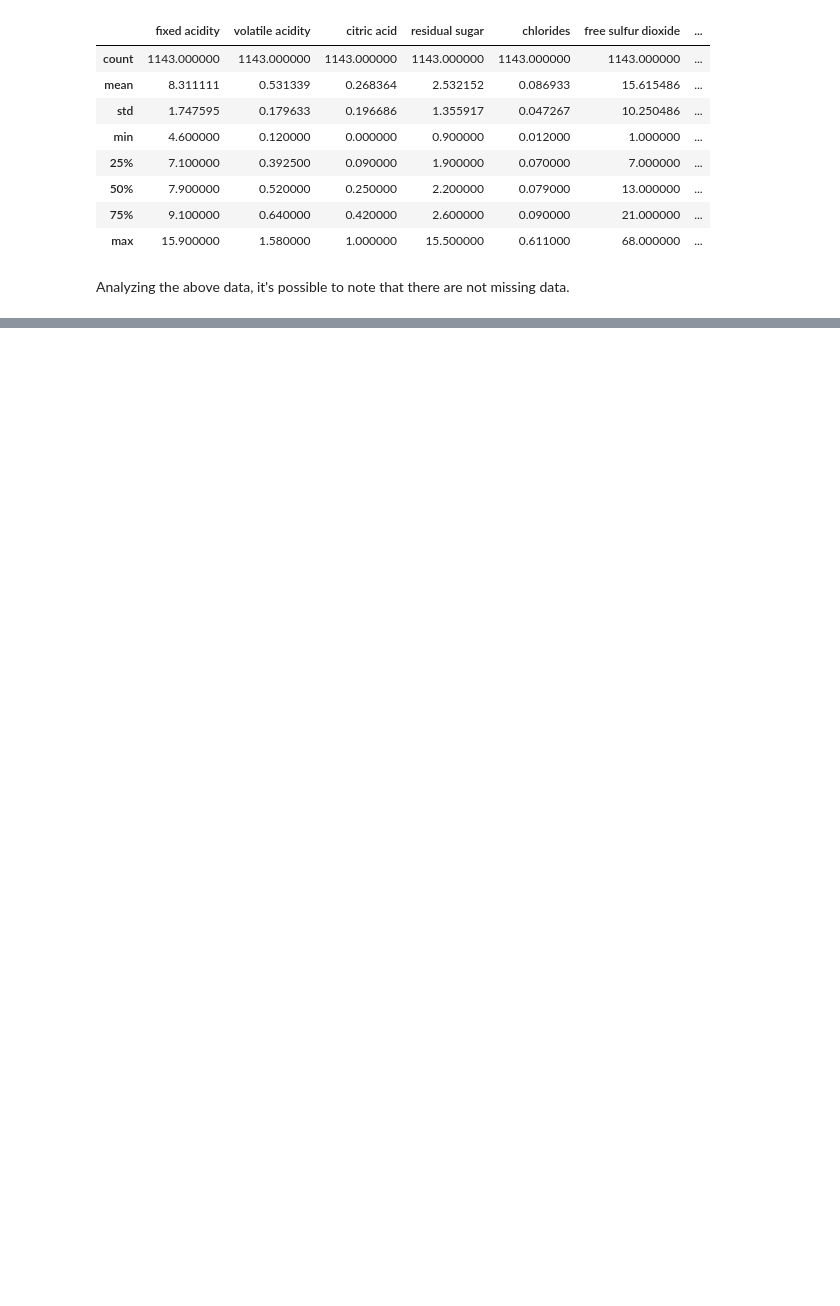
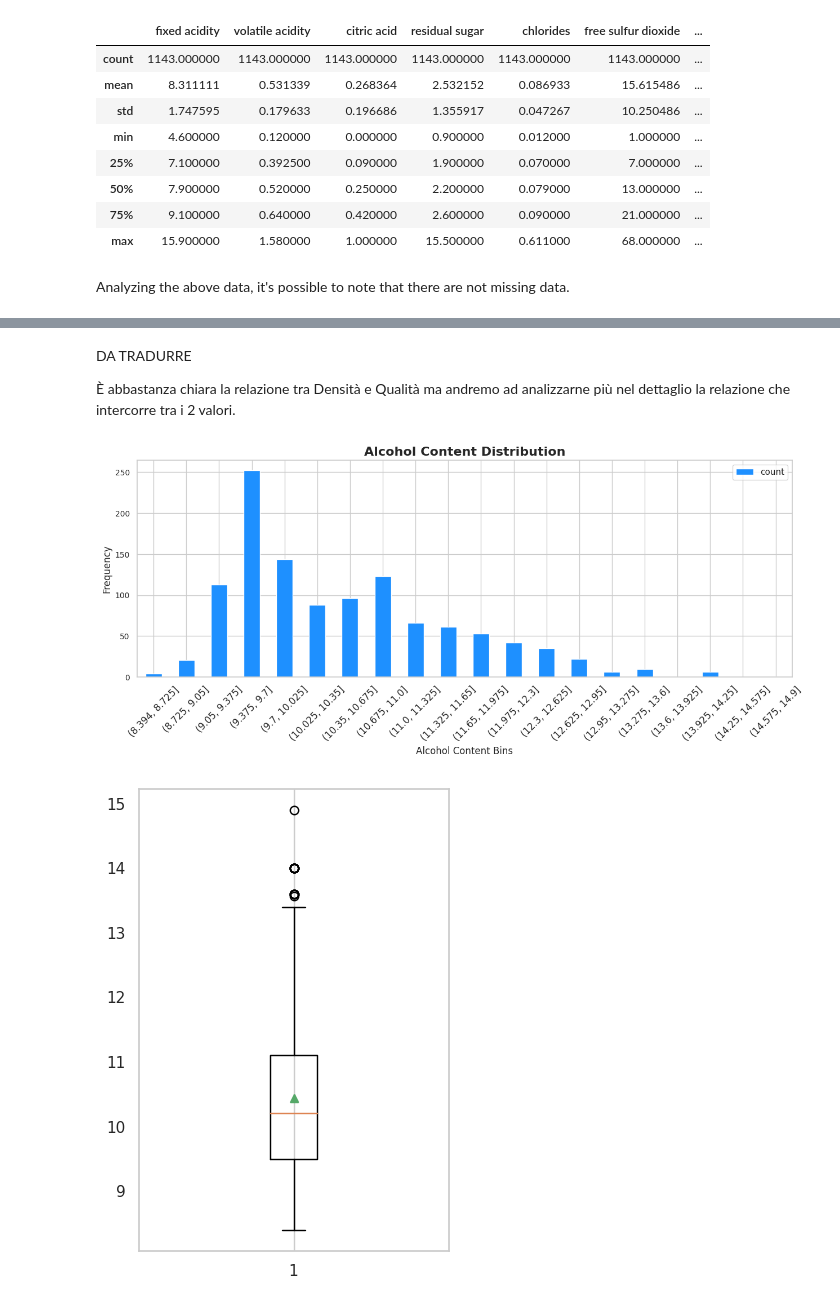
Before and after one commit to elvisperlika/cryptojacking-paper, a Jupyter notebook: Wine_Quality_Prediction.ipynb, the cells around one changed output, grey strips where cells are left out. Saved outputs shown, nothing was run; the diff lists cells and outputs as text; code cells hidden in the pictures; blank space fills up the shorter version.

```diff
--- a/Wine_Quality_Prediction.ipynb
+++ b/Wine_Quality_Prediction.ipynb
@@ -81,0 +123,28 @@ plt.show()
+# %% [markdown]
+DA TRADURRE
+
+È abbastanza chiara la relazione tra Densità e Qualità ma andremo ad analizzarne più nel dettaglio la relazione che intercorre tra i 2 valori.
+# %%
+bar_data = pd.cut(data["alcohol"], bins=20).value_counts().sort_index()
+
+# Creazione del grafico a barre
+ax = bar_data.plot.bar(color="dodgerblue", figsize=(15, 5))
+
+# Miglioramenti grafici
+plt.title("Alcohol Content Distribution", fontsize=16, fontweight='bold')
+plt.xlabel("Alcohol Content Bins", fontsize=12)
+plt.ylabel("Frequency", fontsize=12)
+plt.legend()  # Aggiungo la legenda
+
+plt.xticks(rotation=45, fontsize=12)
+plt.yticks(fontsize=10)
+
+plt.show()
+
+
+plt.figure(figsize=(4, 6))
+plt.boxplot(data["alcohol"], showmeans=True)
+plt.grid(axis="y");
+# %% [output]
+[figure, added]
+[figure, added]
```
Also changed, not shown: parts of 5 cells of this notebook.
